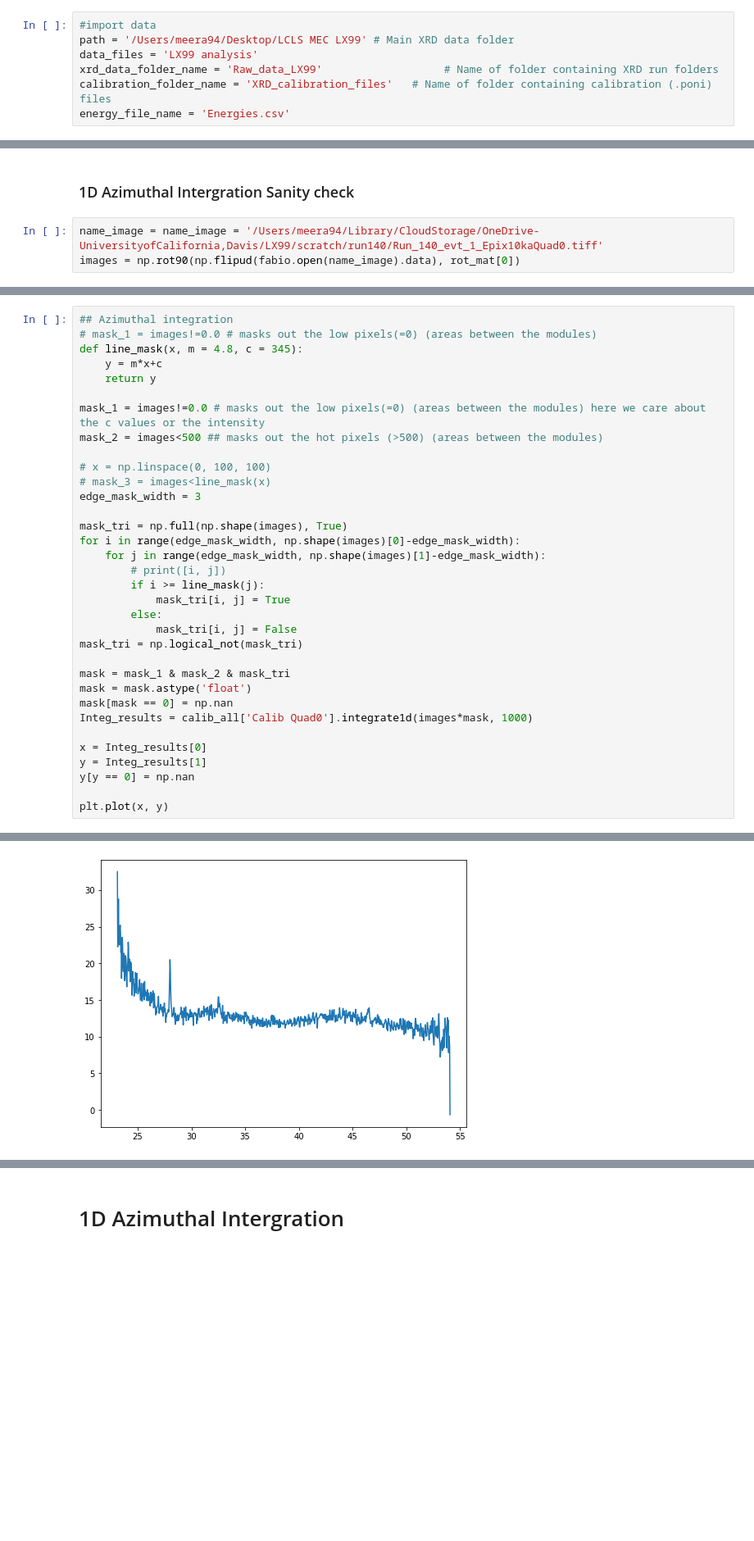
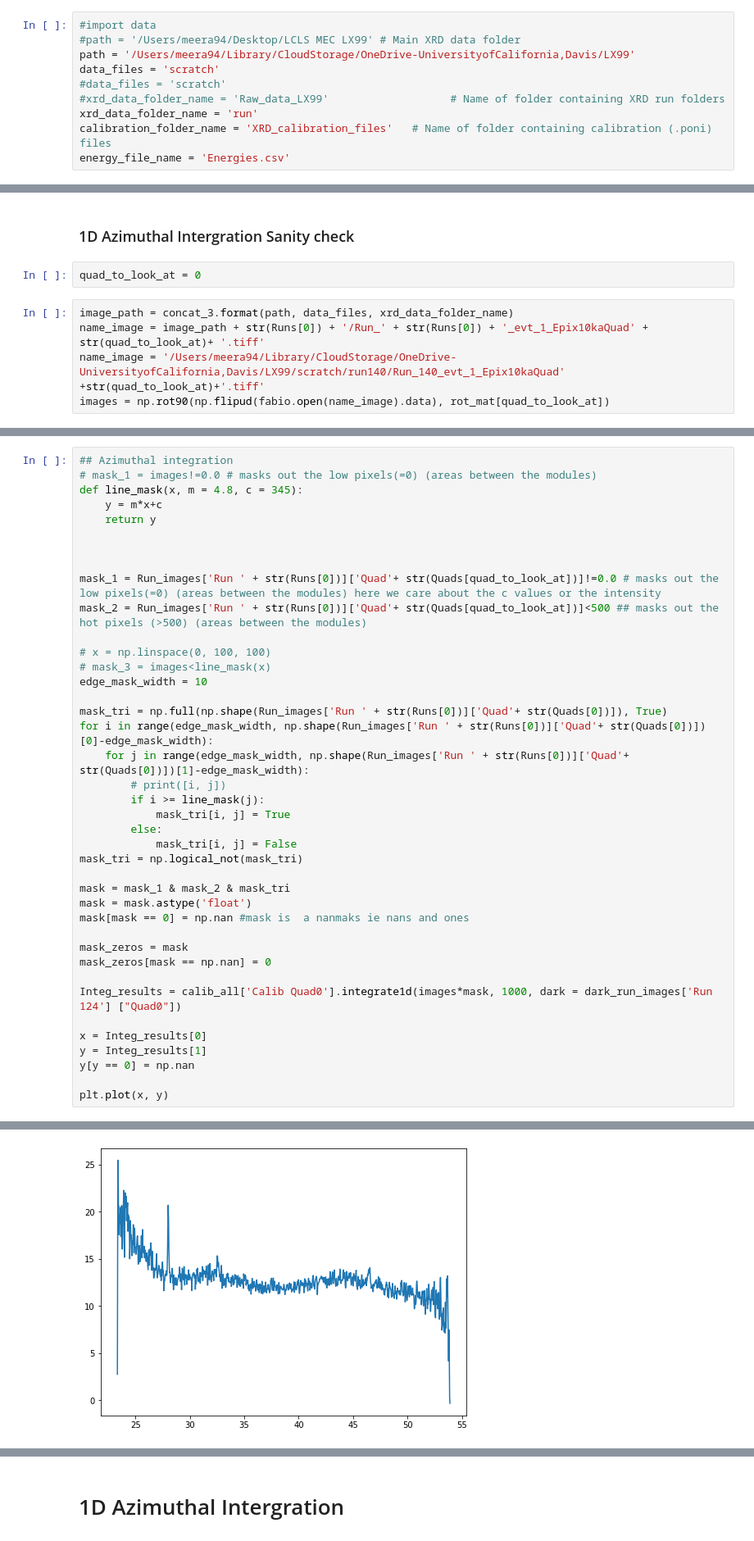
Before and after one commit to meeramadhavi/MEC_XRD_VISAR, a Jupyter notebook: Azimuthal_integration_Meera.ipynb, the cells around one changed output, grey strips where cells are left out. Shown at 82% size. Cells and saved outputs as stored; diff of their text form; blank space fills up the shorter version.

```diff
--- a/Azimuthal_integration_Meera.ipynb
+++ b/Azimuthal_integration_Meera.ipynb
@@ -28,8 +31,11 @@ plt.rcParams['figure.figsize'] = (8, 6) #this is for a constant figure size
 ## Import data
 # %%
 #import data
-path = '/Users/meera94/Desktop/LCLS MEC LX99' # Main XRD data folder
-data_files = 'LX99 analysis'
-xrd_data_folder_name = 'Raw_data_LX99'                   # Name of folder containing XRD run folders
+#path = '/Users/meera94/Desktop/LCLS MEC LX99' # Main XRD data folder
+path = '/Users/meera94/Library/CloudStorage/OneDrive-UniversityofCalifornia,Davis/LX99'
+data_files = 'scratch'
+#data_files = 'scratch'
+#xrd_data_folder_name = 'Raw_data_LX99'                   # Name of folder containing XRD run folders
+xrd_data_folder_name = 'run'
 calibration_folder_name = 'XRD_calibration_files'   # Name of folder containing calibration (.poni) files
 energy_file_name = 'Energies.csv'
@@ -244,6 +308,10 @@ for i in Quads:
     # i = i + 1
 # %% [markdown]
 ### 1D Azimuthal Intergration Sanity check
+# %%
+quad_to_look_at = 0
 # %%
-name_image = name_image = '/Users/meera94/Library/CloudStorage/OneDrive-UniversityofCalifornia,Davis/LX99/scratch/run140/Run_140_evt_1_Epix10kaQuad0.tiff'
-images = np.rot90(np.flipud(fabio.open(name_image).data), rot_mat[0])
+image_path = concat_3.format(path, data_files, xrd_data_folder_name)
+name_image = image_path + str(Runs[0]) + '/Run_' + str(Runs[0]) + '_evt_1_Epix10kaQuad' + str(quad_to_look_at)+ '.tiff'
+name_image = '/Users/meera94/Library/CloudStorage/OneDrive-UniversityofCalifornia,Davis/LX99/scratch/run140/Run_140_evt_1_Epix10kaQuad' +str(quad_to_look_at)+'.tiff'
+images = np.rot90(np.flipud(fabio.open(name_image).data), rot_mat[quad_to_look_at])
@@ -254,37 +330,43 @@ range(3, 776)
 # %%
 ## Azimuthal integration
 # mask_1 = images!=0.0 # masks out the low pixels(=0) (areas between the modules)
 def line_mask(x, m = 4.8, c = 345):
     y = m*x+c
     return y
 
-mask_1 = images!=0.0 # masks out the low pixels(=0) (areas between the modules) here we care about the c values or the intensity
-mask_2 = images<500 ## masks out the hot pixels (>500) (areas between the modules)
+
+
+mask_1 = Run_images['Run ' + str(Runs[0])]['Quad'+ str(Quads[quad_to_look_at])]!=0.0 # masks out the low pixels(=0) (areas between the modules) here we care about the c values or the intensity
+mask_2 = Run_images['Run ' + str(Runs[0])]['Quad'+ str(Quads[quad_to_look_at])]<500 ## masks out the hot pixels (>500) (areas between the modules)
 
 # x = np.linspace(0, 100, 100)
 # mask_3 = images<line_mask(x)
-edge_mask_width = 3
+edge_mask_width = 10
 
-mask_tri = np.full(np.shape(images), True)
-for i in range(edge_mask_width, np.shape(images)[0]-edge_mask_width):
-    for j in range(edge_mask_width, np.shape(images)[1]-edge_mask_width):
+mask_tri = np.full(np.shape(Run_images['Run ' + str(Runs[0])]['Quad'+ str(Quads[0])]), True)
+for i in range(edge_mask_width, np.shape(Run_images['Run ' + str(Runs[0])]['Quad'+ str(Quads[0])])[0]-edge_mask_width):
+    for j in range(edge_mask_width, np.shape(Run_images['Run ' + str(Runs[0])]['Quad'+ str(Quads[0])])[1]-edge_mask_width):
         # print([i, j])
         if i >= line_mask(j):
             mask_tri[i, j] = True
         else:
             mask_tri[i, j] = False
 mask_tri = np.logical_not(mask_tri)
 
 mask = mask_1 & mask_2 & mask_tri
 mask = mask.astype('float')
-mask[mask == 0] = np.nan
-Integ_results = calib_all['Calib Quad0'].integrate1d(images*mask, 1000)
+mask[mask == 0] = np.nan #mask is  a nanmaks ie nans and ones
+
+mask_zeros = mask
+mask_zeros[mask == np.nan] = 0
+
+Integ_results = calib_all['Calib Quad0'].integrate1d(images*mask, 1000, dark = dark_run_images['Run 124'] ["Quad0"])
 
 x = Integ_results[0]
 y = Integ_results[1]
 y[y == 0] = np.nan
 
 plt.plot(x, y)
 # %% [output]
 [<matplotlib.lines.Line2D at 0x...>]
-[figure, old version]
+[figure, new version]
```
Also changed, not shown: parts of 59 cells of this notebook, 3 other files.
